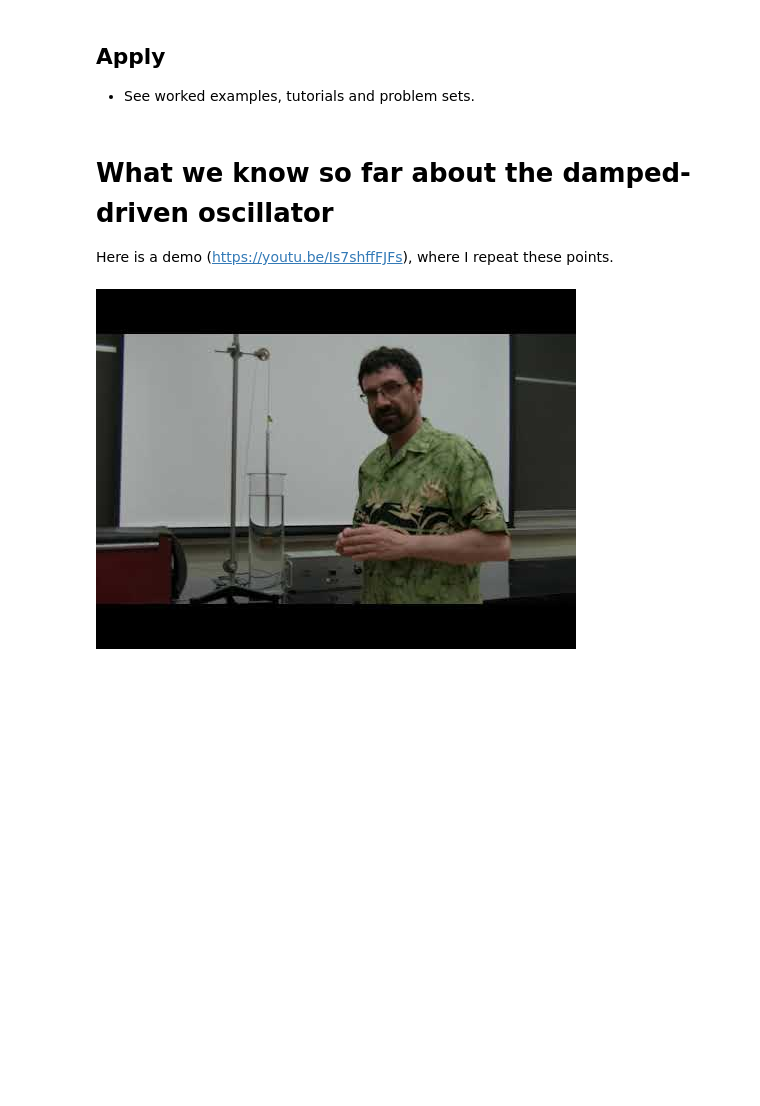
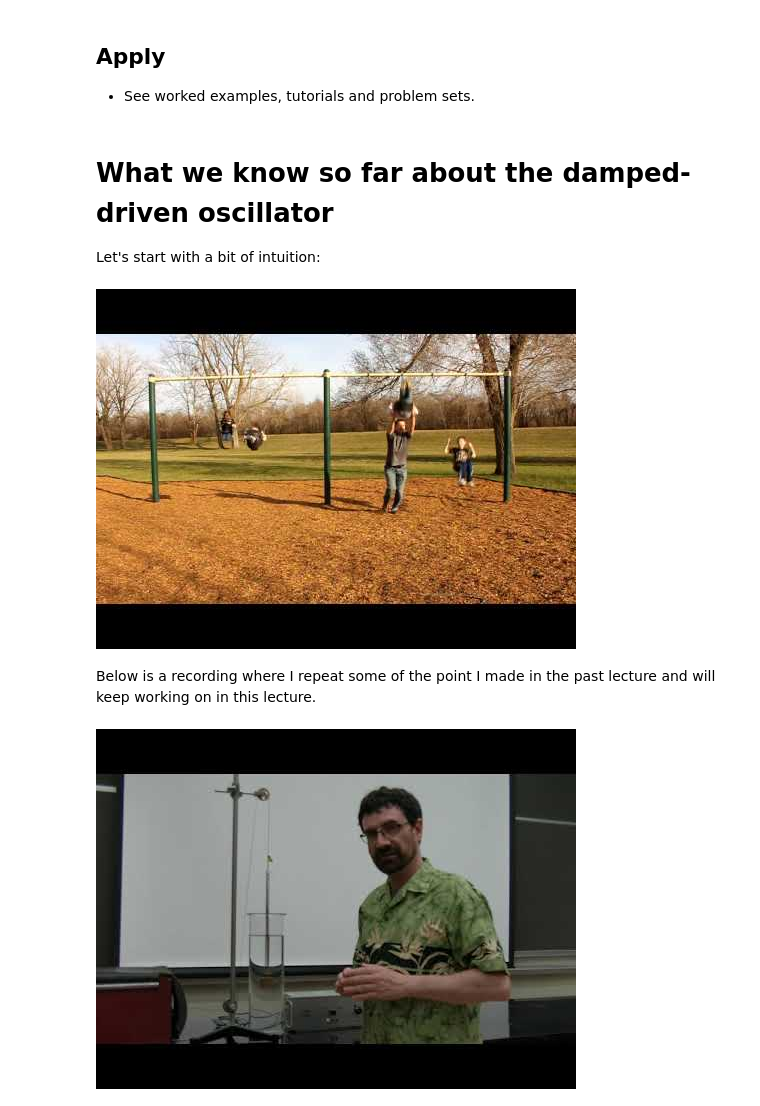
Before and after one commit to ngrisouard/254-lectures-2023S, a Jupyter notebook: L05-Damped-n-DrivenOscillators/L05-Damped-DrivenOscillators.ipynb, the cells around one changed output. Saved outputs shown, nothing was run; the diff lists cells and outputs as text; code cells hidden in the pictures; blank space fills up the shorter version.

```diff
--- a/L05-Damped-n-DrivenOscillators/L05-Damped-DrivenOscillators.ipynb
+++ b/L05-Damped-n-DrivenOscillators/L05-Damped-DrivenOscillators.ipynb
@@ -100,7 +100,13 @@ rcParams['figure.dpi'] = 150  # for crisper figures later
 # %% [markdown]
 # What we know so far about the damped-driven oscillator
 
-Here is a demo (https://youtu.be/Is7shffFJFs), where I repeat these points.
+Let's start with a bit of intuition:
+# %%
+YouTubeVideo('Ve-DEBVz0HM')
+# %% [output]
+[figure, added]
+# %% [markdown]
+Below is a recording where I repeat some of the point I made in the past lecture and will keep working on in this lecture.
 # %%
 YouTubeVideo('Is7shffFJFs', width=800, height=300)
 # %% [output]
```
Also changed, not shown: parts of 8 cells of this notebook.
